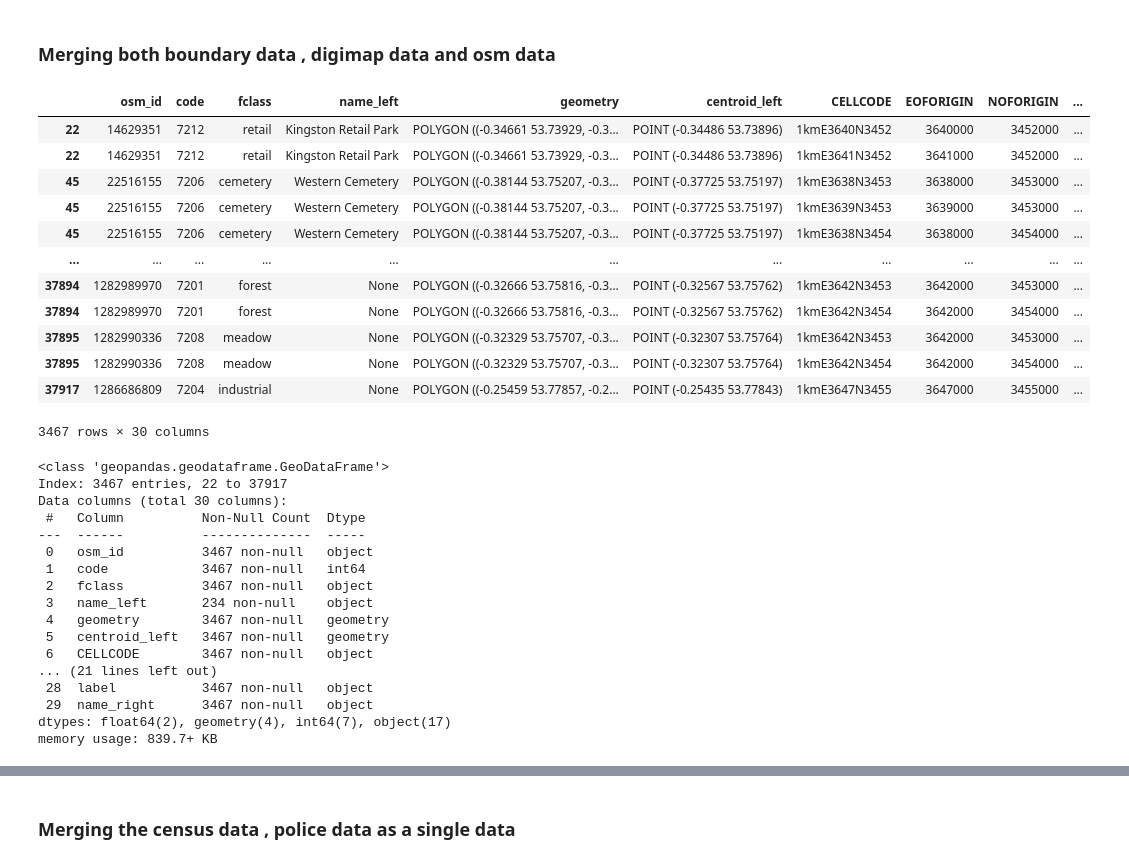
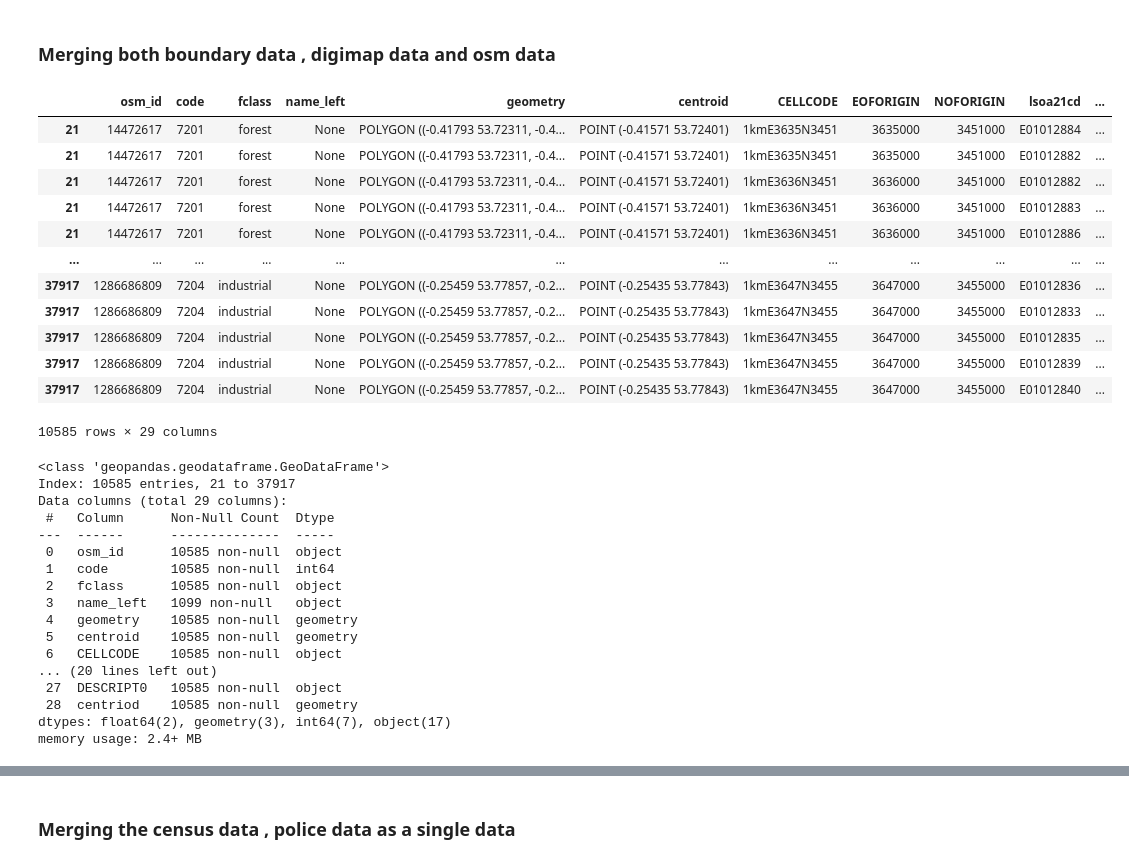
Before and after one commit to Demmynile/crime-prediction, a Jupyter notebook: Crime-Prediction.ipynb, the cells around one changed output, grey strips where cells are left out. Cells and saved outputs as stored; diff of their text form; code cells hidden in the pictures.

```diff
--- a/Crime-Prediction.ipynb
+++ b/Crime-Prediction.ipynb
@@ -493,0 +448,4 @@ lsoa_hull
+# %%
+#Acquiring the data from the boundary folder
+hull_grid_all = gpd.read_file("./data/hull_boundary_data")
+hull_grid_all
@@ -609,65 +581,59 @@ digimap_data_hull_df.plot()
 # %%
 # Writing a code that would measure all
 
 target_crs = 'EPSG:4326'
 
-hull_grid_data = hull_grid_data.to_crs(target_crs)
+hull_grid_all = hull_grid_all.to_crs(target_crs)
 digimap_data_hull_df = digimap_data_hull_df.to_crs(target_crs)
 osm_df = osm_df.to_crs(target_crs)
-lsoa_hull = lsoa_hull.to_crs(target_crs)
+
 # Join digimap data and  boundary data
-digi_grid_data = gpd.sjoin(hull_grid_data, digimap_data_hull_df, how="inner", op="intersects")
+digi_grid_data = gpd.sjoin(hull_grid_all, digimap_data_hull_df, how="inner", op="intersects")
 
 # Drop the extra columns added by the spatial join
 digi_grid_data = digi_grid_data.drop(columns=['index_right'])
 
 # Join the result with osm data
 digi_grid_osm = gpd.sjoin(osm_df, digi_grid_data, how="inner", op="intersects")
 
 # Drop the extra columns added by the spatial join
 digi_grid_osm = digi_grid_osm.drop(columns=['index_right'])
 
-# Join the result with osm data
-digi_grid_osm_lsoa = gpd.sjoin(digi_grid_osm, lsoa_hull  , how="inner", op="intersects")
-
-# Drop the extra columns added by the spatial join
-digi_grid_osm_lsoa = digi_grid_osm_lsoa.drop(columns=['index_right'])
-
-digi_grid_osm_lsoa
+digi_grid_osm
 # %% [output]
-|  | osm_id | code | fclass | name_left | geometry | centroid_left | CELLCODE | EOFORIGIN | NOFORIGIN | ... |
-| 22 | 14629351 | 7212 | retail | Kingston Retail Park | POLYGON ((-0.34661 53.73929, -0.3... | POINT (-0.34486 53.73896) | 1kmE3640N3452 | 3640000 | 3452000 | ... |
-| 22 | 14629351 | 7212 | retail | Kingston Retail Park | POLYGON ((-0.34661 53.73929, -0.3... | POINT (-0.34486 53.73896) | 1kmE3641N3452 | 3641000 | 3452000 | ... |
-| 45 | 22516155 | 7206 | cemetery | Western Cemetery | POLYGON ((-0.38144 53.75207, -0.3... | POINT (-0.37725 53.75197) | 1kmE3638N3453 | 3638000 | 3453000 | ... |
-| 45 | 22516155 | 7206 | cemetery | Western Cemetery | POLYGON ((-0.38144 53.75207, -0.3... | POINT (-0.37725 53.75197) | 1kmE3639N3453 | 3639000 | 3453000 | ... |
-| 45 | 22516155 | 7206 | cemetery | Western Cemetery | POLYGON ((-0.38144 53.75207, -0.3... | POINT (-0.37725 53.75197) | 1kmE3638N3454 | 3638000 | 3454000 | ... |
-| ... | ... | ... | ... | ... | ... | ... | ... | ... | ... | ... |
-| 37894 | 1282989970 | 7201 | forest | None | POLYGON ((-0.32666 53.75816, -0.3... | POINT (-0.32567 53.75762) | 1kmE3642N3453 | 3642000 | 3453000 | ... |
-| 37894 | 1282989970 | 7201 | forest | None | POLYGON ((-0.32666 53.75816, -0.3... | POINT (-0.32567 53.75762) | 1kmE3642N3454 | 3642000 | 3454000 | ... |
-| 37895 | 1282990336 | 7208 | meadow | None | POLYGON ((-0.32329 53.75707, -0.3... | POINT (-0.32307 53.75764) | 1kmE3642N3453 | 3642000 | 3453000 | ... |
-| 37895 | 1282990336 | 7208 | meadow | None | POLYGON ((-0.32329 53.75707, -0.3... | POINT (-0.32307 53.75764) | 1kmE3642N3454 | 3642000 | 3454000 | ... |
-| 37917 | 1286686809 | 7204 | industrial | None | POLYGON ((-0.25459 53.77857, -0.2... | POINT (-0.25435 53.77843) | 1kmE3647N3455 | 3647000 | 3455000 | ... |
+|  | osm_id | code | fclass | name_left | geometry | centroid | CELLCODE | EOFORIGIN | NOFORIGIN | lsoa21cd | ... |
+| 21 | 14472617 | 7201 | forest | None | POLYGON ((-0.41793 53.72311, -0.4... | POINT (-0.41571 53.72401) | 1kmE3635N3451 | 3635000 | 3451000 | E01012884 | ... |
+| 21 | 14472617 | 7201 | forest | None | POLYGON ((-0.41793 53.72311, -0.4... | POINT (-0.41571 53.72401) | 1kmE3635N3451 | 3635000 | 3451000 | E01012882 | ... |
+| 21 | 14472617 | 7201 | forest | None | POLYGON ((-0.41793 53.72311, -0.4... | POINT (-0.41571 53.72401) | 1kmE3636N3451 | 3636000 | 3451000 | E01012882 | ... |
+| 21 | 14472617 | 7201 | forest | None | POLYGON ((-0.41793 53.72311, -0.4... | POINT (-0.41571 53.72401) | 1kmE3636N3451 | 3636000 | 3451000 | E01012883 | ... |
+| 21 | 14472617 | 7201 | forest | None | POLYGON ((-0.41793 53.72311, -0.4... | POINT (-0.41571 53.72401) | 1kmE3636N3451 | 3636000 | 3451000 | E01012886 | ... |
+| ... | ... | ... | ... | ... | ... | ... | ... | ... | ... | ... | ... |
+| 37917 | 1286686809 | 7204 | industrial | None | POLYGON ((-0.25459 53.77857, -0.2... | POINT (-0.25435 53.77843) | 1kmE3647N3455 | 3647000 | 3455000 | E01012836 | ... |
+| 37917 | 1286686809 | 7204 | industrial | None | POLYGON ((-0.25459 53.77857, -0.2... | POINT (-0.25435 53.77843) | 1kmE3647N3455 | 3647000 | 3455000 | E01012833 | ... |
+| 37917 | 1286686809 | 7204 | industrial | None | POLYGON ((-0.25459 53.77857, -0.2... | POINT (-0.25435 53.77843) | 1kmE3647N3455 | 3647000 | 3455000 | E01012835 | ... |
+| 37917 | 1286686809 | 7204 | industrial | None | POLYGON ((-0.25459 53.77857, -0.2... | POINT (-0.25435 53.77843) | 1kmE3647N3455 | 3647000 | 3455000 | E01012839 | ... |
+| 37917 | 1286686809 | 7204 | industrial | None | POLYGON ((-0.25459 53.77857, -0.2... | POINT (-0.25435 53.77843) | 1kmE3647N3455 | 3647000 | 3455000 | E01012840 | ... |
-3467 rows × 30 columns
+10585 rows × 29 columns
 # %%
-digi_grid_osm_lsoa.info()
+digi_grid_osm.info()
 # %% [output]
 <class 'geopandas.geodataframe.GeoDataFrame'>
-Index: 3467 entries, 22 to 37917
-Data columns (total 30 columns):
- #   Column          Non-Null Count  Dtype
----  ------          --------------  -----
- 0   osm_id          3467 non-null   object
- 1   code            3467 non-null   int64
- 2   fclass          3467 non-null   object
- 3   name_left       234 non-null    object
- 4   geometry        3467 non-null   geometry
- 5   centroid_left   3467 non-null   geometry
- 6   CELLCODE        3467 non-null   object
-... (21 lines left out)
- 28  label           3467 non-null   object
- 29  name_right      3467 non-null   object
-dtypes: float64(2), geometry(4), int64(7), object(17)
-memory usage: 839.7+ KB
+Index: 10585 entries, 21 to 37917
+Data columns (total 29 columns):
+ #   Column      Non-Null Count  Dtype
+---  ------      --------------  -----
+ 0   osm_id      10585 non-null  object
+ 1   code        10585 non-null  int64
+ 2   fclass      10585 non-null  object
+ 3   name_left   1099 non-null   object
+ 4   geometry    10585 non-null  geometry
+ 5   centroid    10585 non-null  geometry
+ 6   CELLCODE    10585 non-null  object
+... (20 lines left out)
+ 27  DESCRIPT0   10585 non-null  object
+ 28  centriod    10585 non-null  geometry
+dtypes: float64(2), geometry(3), int64(7), object(17)
+memory usage: 2.4+ MB
 # %%
 digi_grid_osm.plot()
 # %% [output]
```
Also changed, not shown: parts of 10 cells of this notebook.
